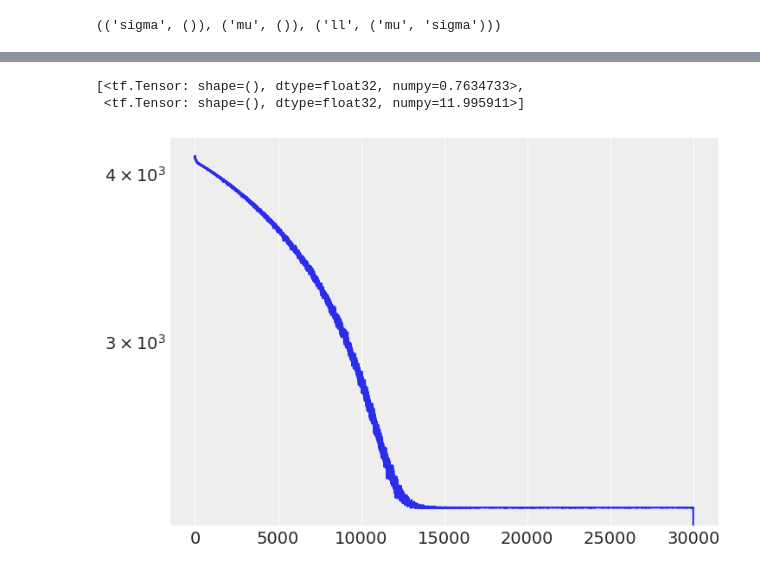
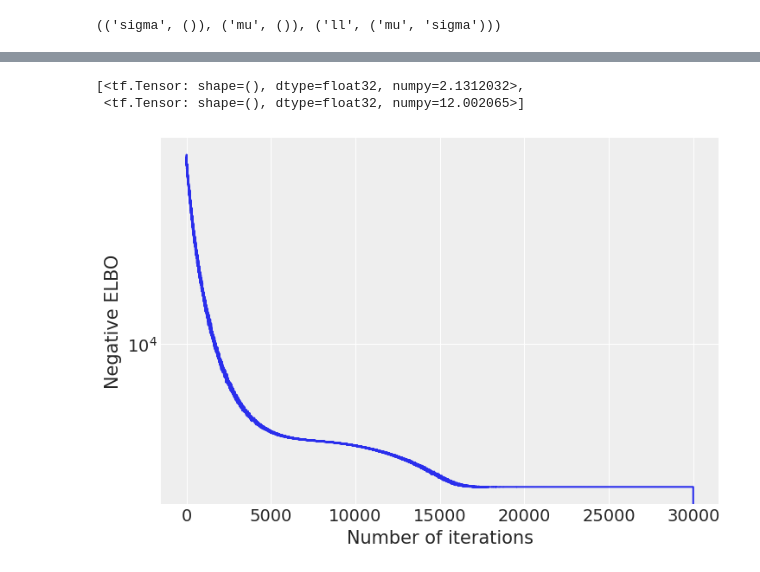
Before and after one commit to Sayam753/PyMCon-talk, a Jupyter notebook: prep_slides.ipynb, the cells around one changed output, grey strips where cells are left out. Drawn from its saved outputs; the diff is of its cells as text; code cells hidden in the pictures.

```diff
--- a/prep_slides.ipynb
+++ b/prep_slides.ipynb
@@ -192,15 +299,20 @@ def fit(
     )
     return traced_loss
 # %%
-opt = pm.updates.adam()
+opt = tf.optimizers.Adam(learning_rate=1e-3)
 traced_loss = fit(target_log_prob, meanfield_advi, 30_000, 2, opt)
-# %%
-meanfield_advi.mean()
-# %% [output]
-[<tf.Tensor: shape=(), dtype=float32, numpy=0.7634733>,
- <tf.Tensor: shape=(), dtype=float32, numpy=11.995911>]
-# %%
-plt.plot(traced_loss.stack().numpy())
-plt.yscale('log')
-# %% [output]
-[figure, removed]
+# %%
+[bij.forward(param) for bij, param in zip(contraining_bijectors, meanfield_advi.mean())]
+# %% [output]
+[<tf.Tensor: shape=(), dtype=float32, numpy=2.1312032>,
+ <tf.Tensor: shape=(), dtype=float32, numpy=12.002065>]
+# %%
+def plot_elbo(losses):
+    plt.plot(losses)
+    plt.yscale('log')
+    plt.xlabel('Number of iterations')
+    plt.ylabel('Negative ELBO')
+
+plot_elbo(traced_loss.stack().numpy())
+# %% [output]
+[figure, added]
```
Also changed, not shown: parts of 53 cells of this notebook.
